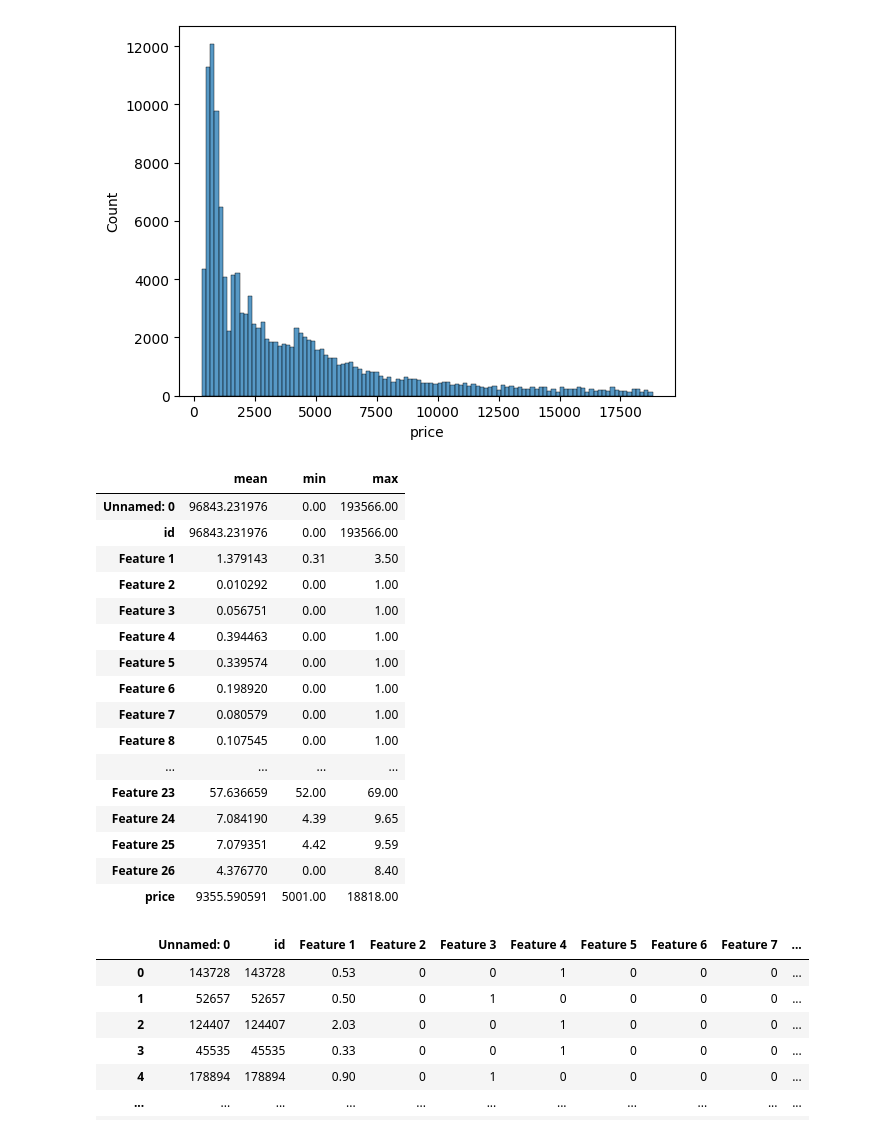
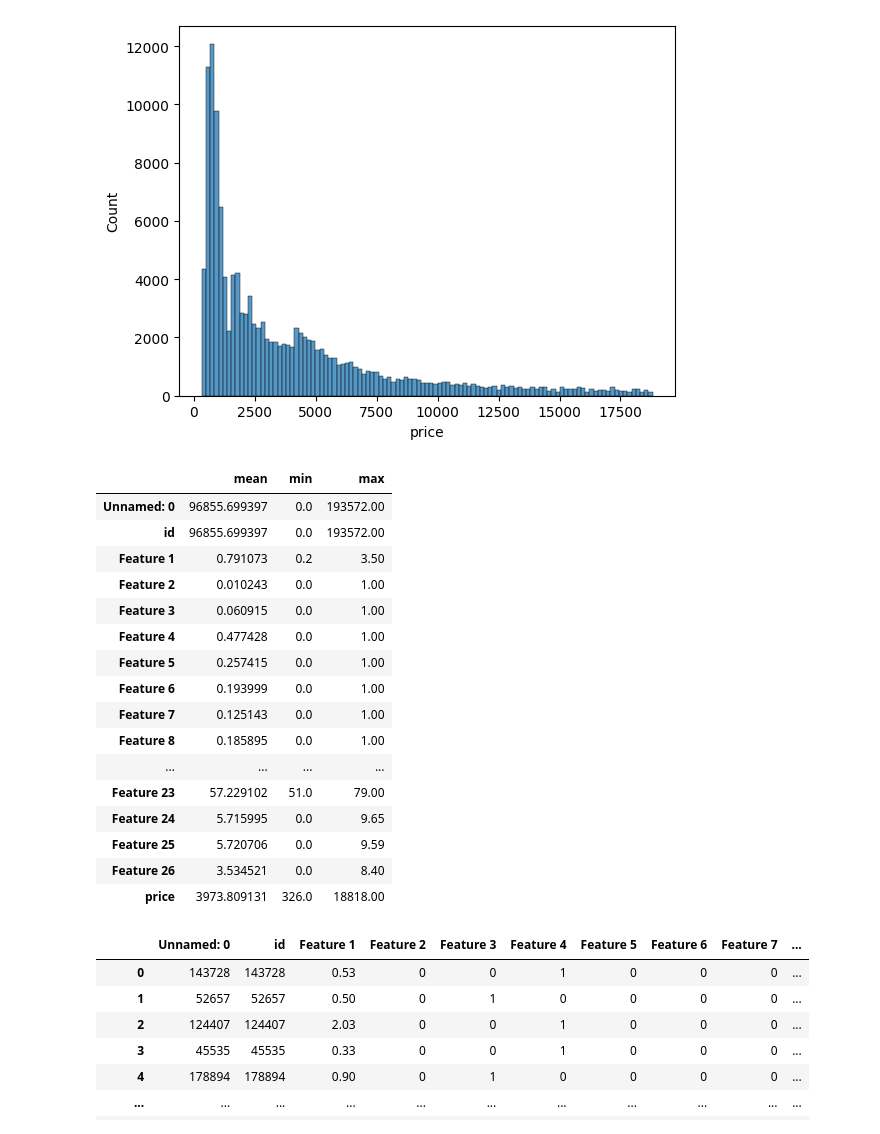
Before and after one commit to harshpoddar03/kaggle_techweek, a Jupyter notebook: 1.1_EDA.ipynb, the cells around one changed output. Cells and saved outputs as stored; diff of their text form; code cells hidden in the pictures.

```diff
--- a/1.1_EDA.ipynb
+++ b/1.1_EDA.ipynb
@@ -38,25 +38,25 @@ sns.histplot(train_data, x="price")
 <Axes: xlabel='price', ylabel='Count'>
 [figure]
 # %%
-train_data[train_data['price'] > 5000].describe().T[['mean','min','max']]
+train_data.describe().T[['mean','min','max']]
 # %% [output]
 |  | mean | min | max |
-| Unnamed: 0 | 96843.231976 | 0.00 | 193566.00 |
-| id | 96843.231976 | 0.00 | 193566.00 |
-| Feature 1 | 1.379143 | 0.31 | 3.50 |
-| Feature 2 | 0.010292 | 0.00 | 1.00 |
-| Feature 3 | 0.056751 | 0.00 | 1.00 |
-| Feature 4 | 0.394463 | 0.00 | 1.00 |
-| Feature 5 | 0.339574 | 0.00 | 1.00 |
-| Feature 6 | 0.198920 | 0.00 | 1.00 |
-| Feature 7 | 0.080579 | 0.00 | 1.00 |
-| Feature 8 | 0.107545 | 0.00 | 1.00 |
+| Unnamed: 0 | 96855.699397 | 0.0 | 193572.00 |
+| id | 96855.699397 | 0.0 | 193572.00 |
+| Feature 1 | 0.791073 | 0.2 | 3.50 |
+| Feature 2 | 0.010243 | 0.0 | 1.00 |
+| Feature 3 | 0.060915 | 0.0 | 1.00 |
+| Feature 4 | 0.477428 | 0.0 | 1.00 |
+| Feature 5 | 0.257415 | 0.0 | 1.00 |
+| Feature 6 | 0.193999 | 0.0 | 1.00 |
+| Feature 7 | 0.125143 | 0.0 | 1.00 |
+| Feature 8 | 0.185895 | 0.0 | 1.00 |
 | ... | ... | ... | ... |
-| Feature 23 | 57.636659 | 52.00 | 69.00 |
-| Feature 24 | 7.084190 | 4.39 | 9.65 |
-| Feature 25 | 7.079351 | 4.42 | 9.59 |
-| Feature 26 | 4.376770 | 0.00 | 8.40 |
-| price | 9355.590591 | 5001.00 | 18818.00 |
+| Feature 23 | 57.229102 | 51.0 | 79.00 |
+| Feature 24 | 5.715995 | 0.0 | 9.65 |
+| Feature 25 | 5.720706 | 0.0 | 9.59 |
+| Feature 26 | 3.534521 | 0.0 | 8.40 |
+| price | 3973.809131 | 326.0 | 18818.00 |
 # %%
 bin1 = [1250,4000,9000]
 
```
Also changed, not shown: 6 other files.
